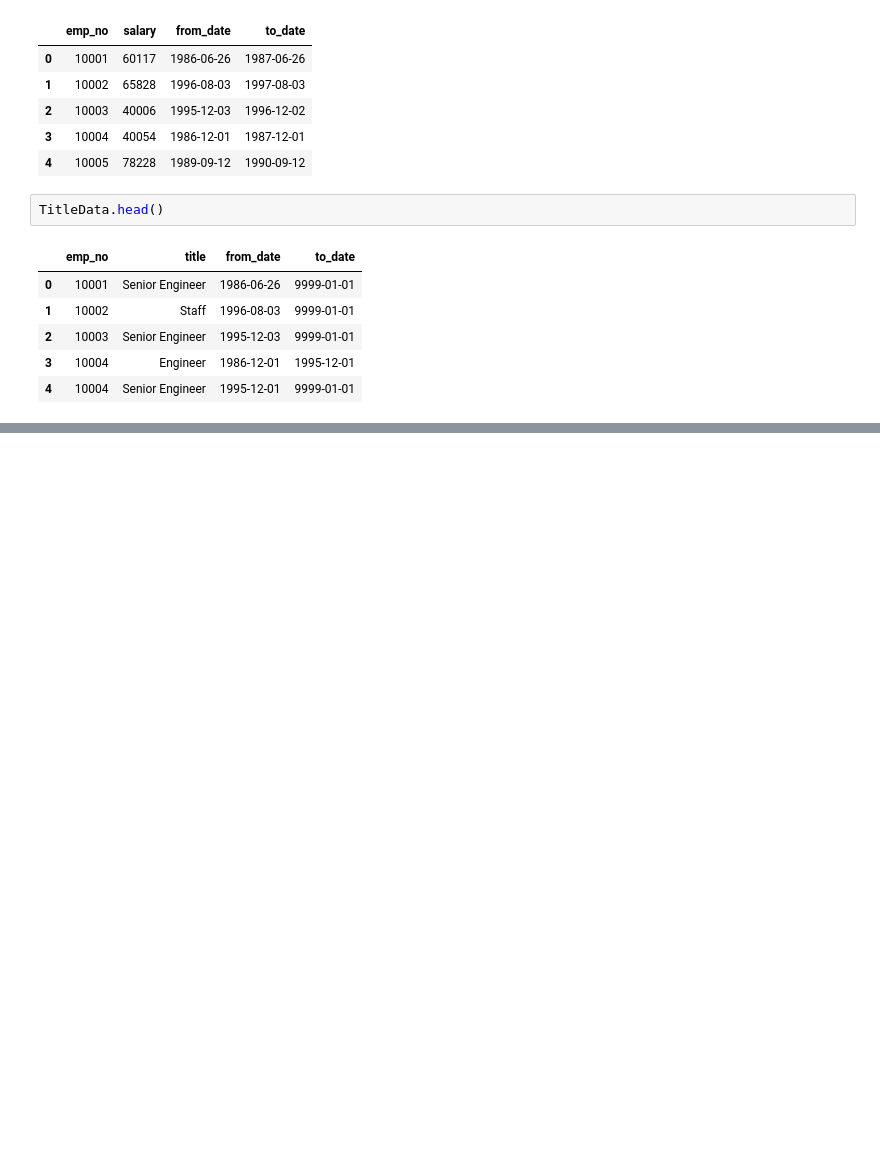
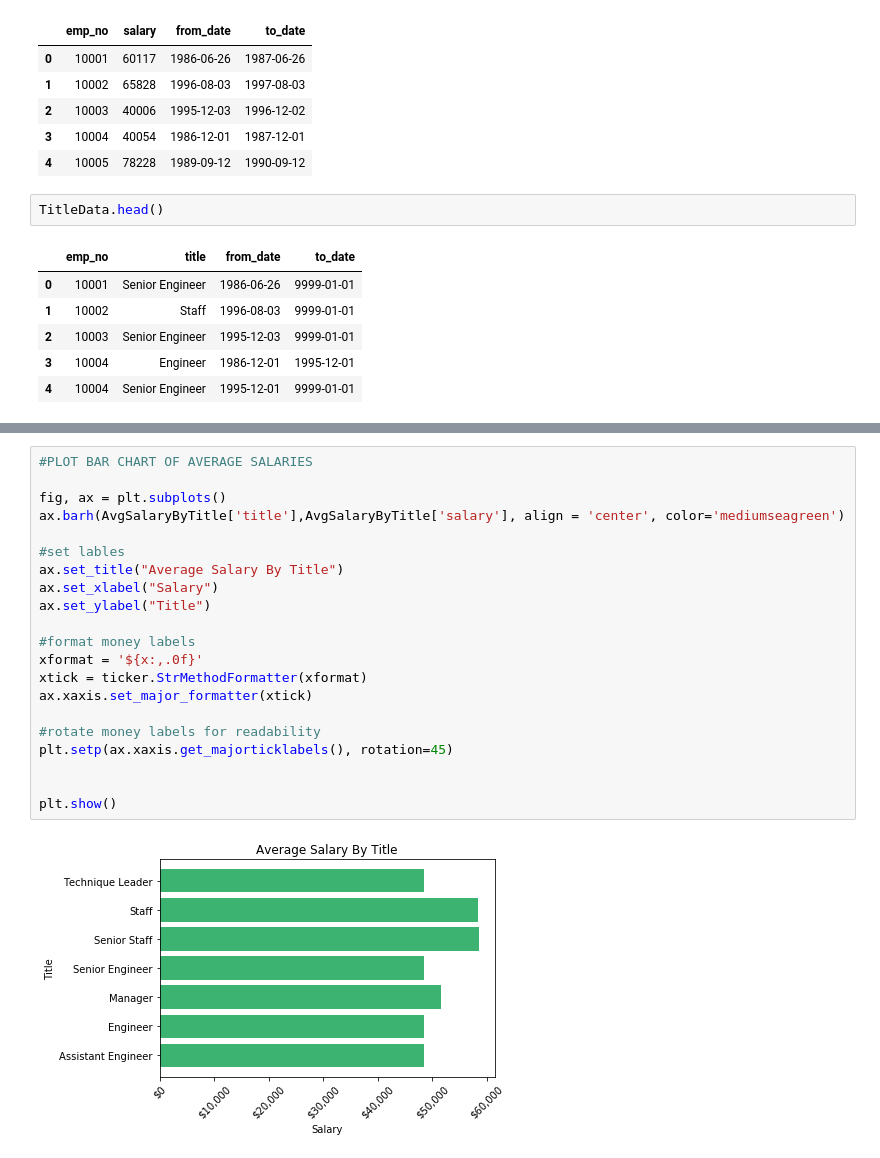
Before and after one commit to wisemantyr/emp-sql, a Jupyter notebook: Bonus/SQLBonus.ipynb, the cells around one changed output, grey strips where cells are left out. Saved outputs shown, nothing was run; the diff lists cells and outputs as text; blank space fills up the shorter version.

```diff
--- a/Bonus/SQLBonus.ipynb
+++ b/Bonus/SQLBonus.ipynb
@@ -73,0 +95,23 @@ Text(0, 0.5, 'Salary')
+# %%
+#PLOT BAR CHART OF AVERAGE SALARIES
+
+fig, ax = plt.subplots()
+ax.barh(AvgSalaryByTitle['title'],AvgSalaryByTitle['salary'], align = 'center', color='mediumseagreen')
+
+#set lables
+ax.set_title("Average Salary By Title")
+ax.set_xlabel("Salary")
+ax.set_ylabel("Title")
+
+#format money labels
+xformat = '${x:,.0f}'
+xtick = ticker.StrMethodFormatter(xformat)
+ax.xaxis.set_major_formatter(xtick)
+
+#rotate money labels for readability
+plt.setp(ax.xaxis.get_majorticklabels(), rotation=45)
+
+
+plt.show()
+# %% [output]
+[figure, added]
```
Also changed, not shown: parts of 7 cells of this notebook.
